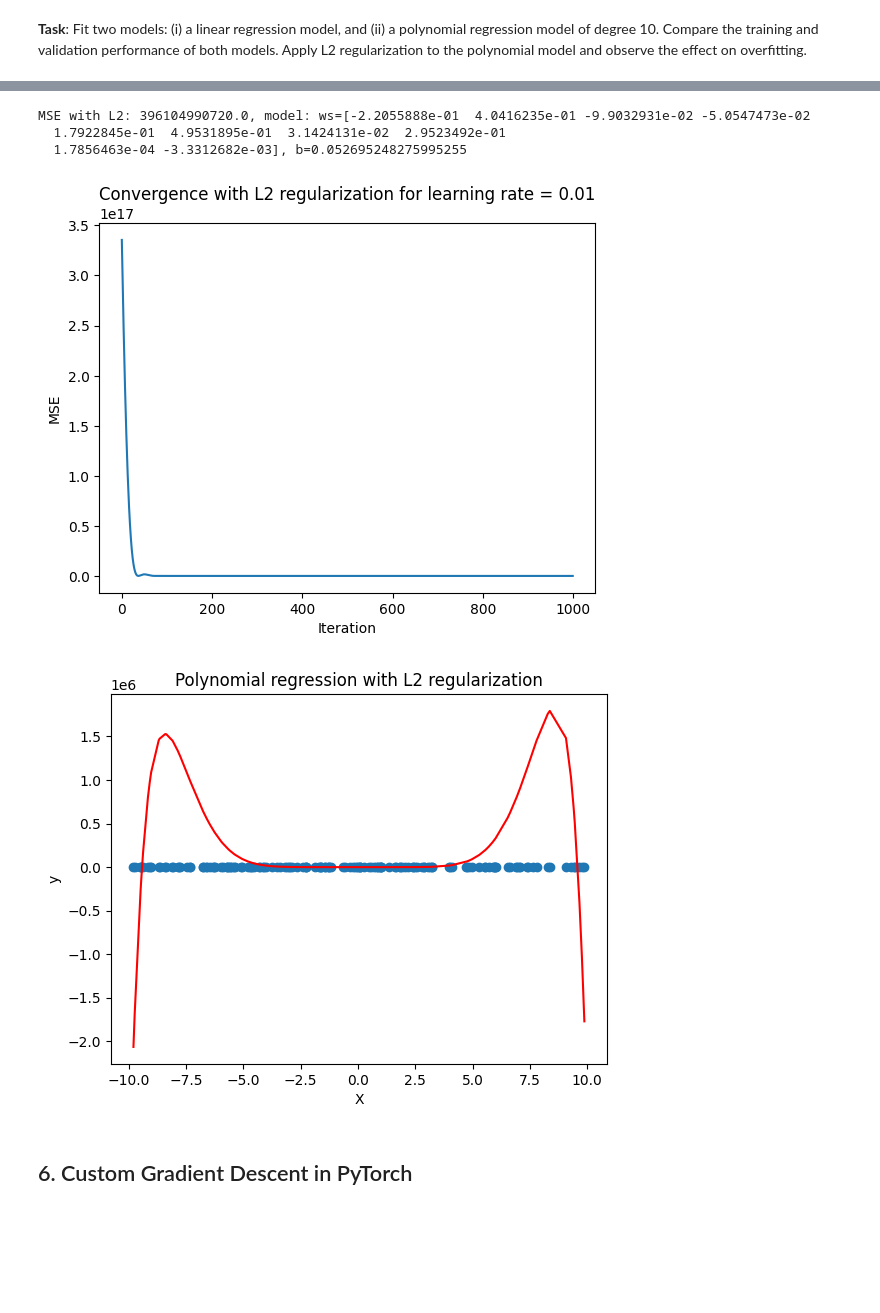
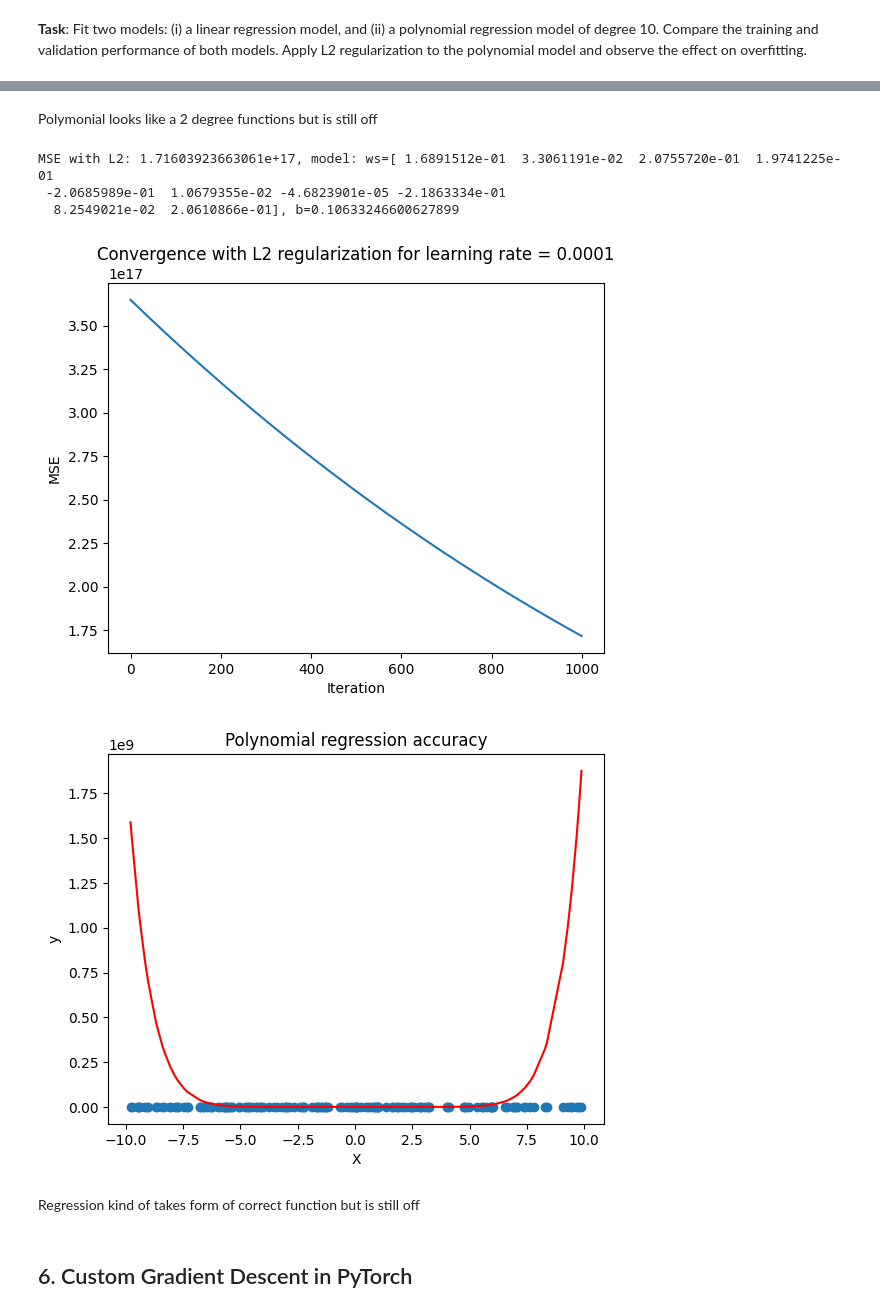
Before and after one commit to mckk12/University, a Jupyter notebook: ML/Homework2/homework_2.ipynb, the cells around one changed output, grey strips where cells are left out. Cells and saved outputs as stored; diff of their text form; code cells hidden in the pictures; blank space fills up the shorter version.

```diff
--- a/ML/Homework2/homework_2.ipynb
+++ b/ML/Homework2/homework_2.ipynb
@@ -45,7 +46,8 @@ print(f'Optimal value: {x.item()}')
 [figure]
 Optimal value: -1.5256868600845337
 # %%
-iter = 10000
+#1b
+iter = 1000
 learningRate = 0.01
 
 x = torch.tensor([0.0], requires_grad=True)
@@ -268,11 +296,14 @@ def polymonialReg(X, y, learning_rate, degree, epochs):
 degree = 3
 polyConv, weights, bias = polymonialReg(X, y, 0.01, degree, 1000)
 
-plt.scatter(X, y)
-Xh_sorted, yh_sorted = zip(*sorted(zip(X, y)))
-plt.plot(Xh_sorted, sum([weights[i-1] * np.array(Xh_sorted)**i for i in range(1, degree + 1)]) + bias, color='red')
-plt.title('Polynomial regression')
-plt.xlabel('X')
-plt.ylabel('y')
-plt.show()
+def plotPolyAcc(X, y, weights, bias, degree):
+    plt.scatter(X, y)
+    Xh_sorted = np.sort(X)
+    plt.plot(Xh_sorted, sum([weights[i-1] * np.array(Xh_sorted)**i for i in range(1, degree + 1)]) + bias, color='red')
+    plt.title('Polynomial regression accuracy')
+    plt.xlabel('X')
+    plt.ylabel('y')
+    plt.show()
+
+plotPolyAcc(X, y, weights, bias, degree)
 # %% [output]
@@ -336,58 +390,57 @@ MSE: 874997219328.0, model: ws=[-0.39993244 -0.03804345 -0.36939678  0.11230811
+# %% [markdown]
+Polymonial looks like a 2 degree functions but is still off
 # %%
 # Apply L2 regularization to the polynomial model
-def polymonialRegL2(X, y, learning_rate, degree, epochs, lambda_l2):
-    Xh = X.copy()
-    yh = y.copy()
+def polymonialRegL2(X, y, learning_rate, degree, epochs, lambda_reg, normalize = False):
+
+    if normalize:
+        X = (X - np.min(X)) / (np.max(X) - np.min(X))
+        y = (y - np.min(y)) / (np.max(y) - np.min(y))
+
     model = torch.nn.Linear(degree, 1)
 
     mse = torch.nn.MSELoss()
-    optimizer = torch.optim.Adam(model.parameters(), lr=learning_rate)
+    # weight_decay is the lambda parameter
+    optimizer = torch.optim.Adam(model.parameters(), lr=learning_rate, weight_decay=lambda_reg)
 
     conv = []
     inputs = Variable(torch.from_numpy(X).float().view(-1, 1))
     labels = Variable(torch.from_numpy(y).float().view(-1, 1))
+
     for _ in range(epochs):
         optimizer.zero_grad()
 
-        outputs = model(torch.cat([inputs**i for i in range(1, degree + 1)], 1))
+        outputs = model(torch.cat([inputs**i for i in range(1, degree + 1)], dim = 1))
+        loss = mse(outputs, labels)
 
-        loss = mse(outputs, labels)
-        l2_reg = torch.tensor(0.)
-        for param in model.parameters():
-            l2_reg += torch.norm(param)
-        loss += lambda_l2 * l2_reg
         loss.backward()
         optimizer.step()
         conv.append(loss.item())
 
     weights = model.weight.detach().numpy().flatten()
     bias = model.bias.item()
 
     print('MSE with L2: {}, model: ws={}, b={}'.format(loss.item(), weights, bias))
     plt.plot(range(epochs), conv)
     plt.title('Convergence with L2 regularization for learning rate = {}'.format(learning_rate))
     plt.xlabel('Iteration')
     plt.ylabel('MSE')
     plt.show()
 
-    plt.scatter(Xh, yh)
-    Xh_sorted, yh_sorted = zip(*sorted(zip(Xh, yh)))
-    plt.plot(Xh_sorted, sum([weights[i-1] * np.array(Xh_sorted)**i for i in range(1, degree + 1)]) + bias, color='red')
-    plt.title('Polynomial regression with L2 regularization')
-    plt.xlabel('X')
-    plt.ylabel('y')
-    plt.show()
+    plotPolyAcc(X, y, weights, bias, degree)
 
     return conv
 
 # Fit polynomial model with L2 regularization
-polyConvL2 = polymonialRegL2(X, y, 0.01, 10, 1000, 0.01)
+polyConvL2 = polymonialRegL2(X, y, 0.0001, 10, 1000, 0.001)
 # %% [output]
-MSE with L2: 396104990720.0, model: ws=[-2.2055888e-01  4.0416235e-01 -9.9032931e-02 -5.0547473e-02
-  1.7922845e-01  4.9531895e-01  3.1424131e-02  2.9523492e-01
-  1.7856463e-04 -3.3312682e-03], b=0.052695248275995255
+MSE with L2: 1.71603923663061e+17, model: ws=[ 1.6891512e-01  3.3061191e-02  2.0755720e-01  1.9741225e-01
+ -2.0685989e-01  1.0679355e-02 -4.6823901e-05 -2.1863334e-01
+  8.2549021e-02  2.0610866e-01], b=0.10633246600627899
-[figure, old version]
+[figure, new version]
-[figure, old version]
+[figure, new version]
+# %% [markdown]
+Regression kind of takes form of correct function but is still off
 # %% [markdown]
 ## 6. Custom Gradient Descent in PyTorch
 # %% [markdown]
```
Also changed, not shown: parts of 22 cells of this notebook, 1 other file.
